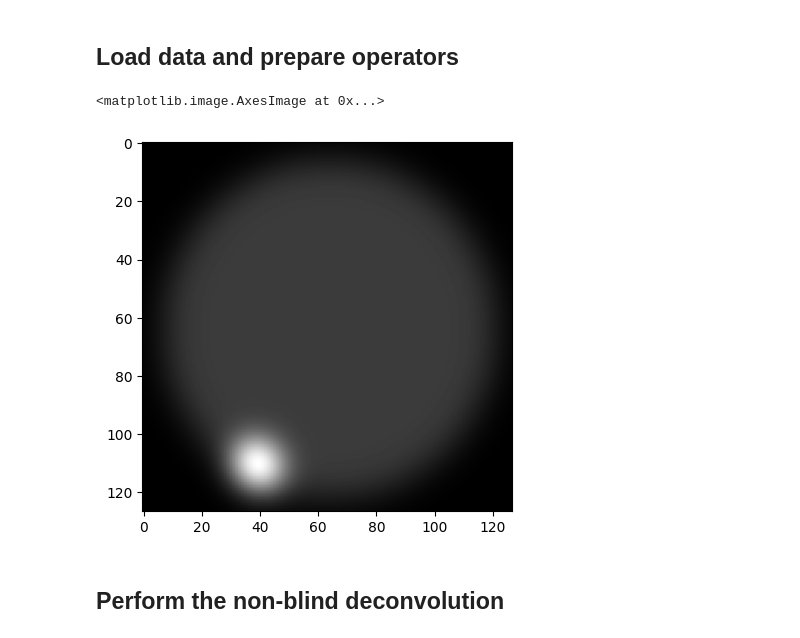
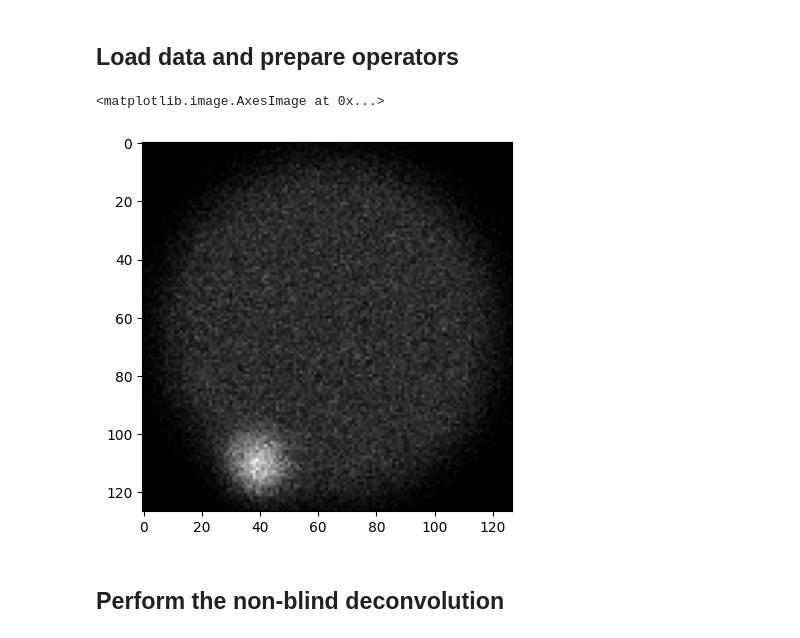
Before and after one commit to Tmodrzyk/richardson-lucy-python, a Jupyter notebook: greyscale.ipynb, the cells around one changed output. Drawn from its saved outputs; the diff is of its cells as text; code cells hidden in the pictures.

```diff
--- a/greyscale.ipynb
+++ b/greyscale.ipynb
@@ -10,36 +10,36 @@ import torch
 import richardon_lucy as rl
 import noise
 import blur
 from PIL import Image
 
 device = "cuda"
 
 k_size = 63
 k_std = 6.0
 n_std = 0.1
-n_rate = 0.1
+n_rate = 0.5
 
 # Load the data
 ref = Image.open('img/img_88.png').convert('L')
 
 ref = torch.from_numpy(np.array(ref)).unsqueeze(0).unsqueeze(0).to(device).float() / 255.0
 ref = ref[:, :, :-1, :-1]
 
 gaussianblur = blur.GaussianBlur(k_size, k_std).to(device)
 k_ref = gaussianblur.get_kernel().view(1, 1, k_size, k_size).to(device)
 
 noiser = noise.PoissonNoise(n_rate)
 # noiser = noise.GaussianNoise(n_std)
 
 # Blur the image
 y = gaussianblur(ref)
 
 # Add noise
-# y = noiser(y)
+y = noiser(y)
 plt.imshow(y[0, 0].detach().cpu().numpy(), cmap='gray')
 # %% [output]
 <matplotlib.image.AxesImage at 0x...>
-[figure, old version]
+[figure, new version]
 # %% [markdown]
 ## Perform the non-blind deconvolution
 # %%
```
Also changed, not shown: parts of 2 cells of this notebook, 2 other files.
